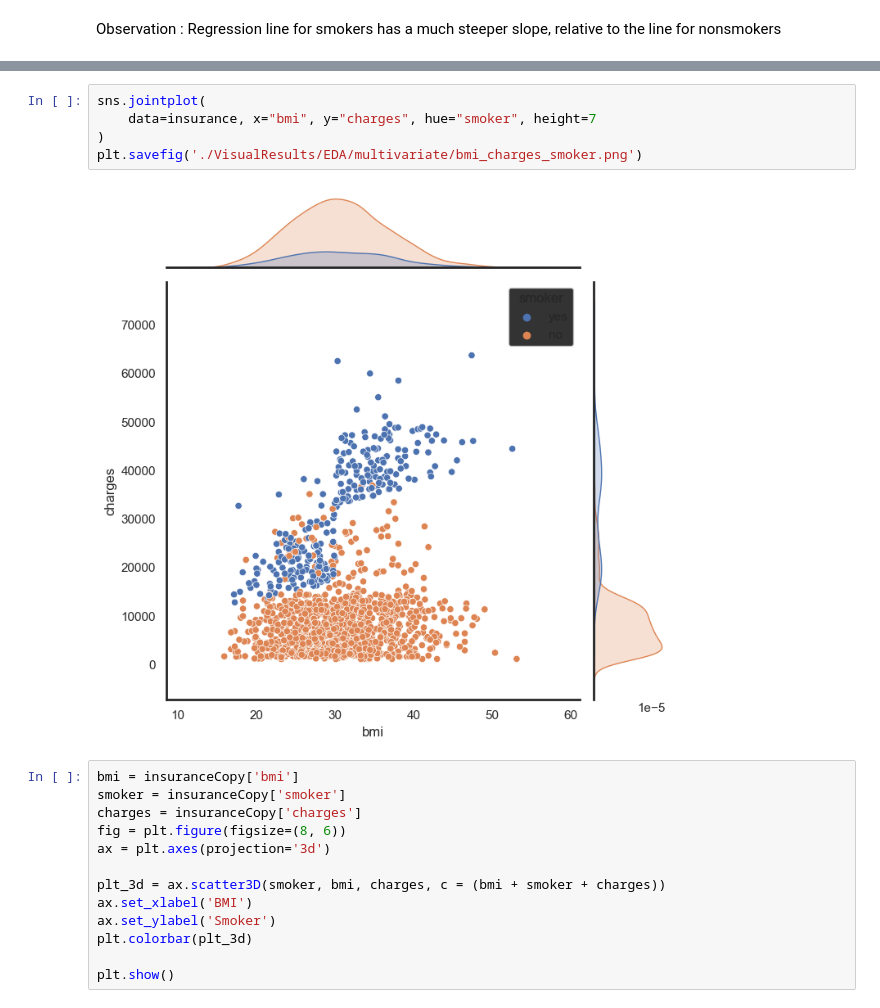
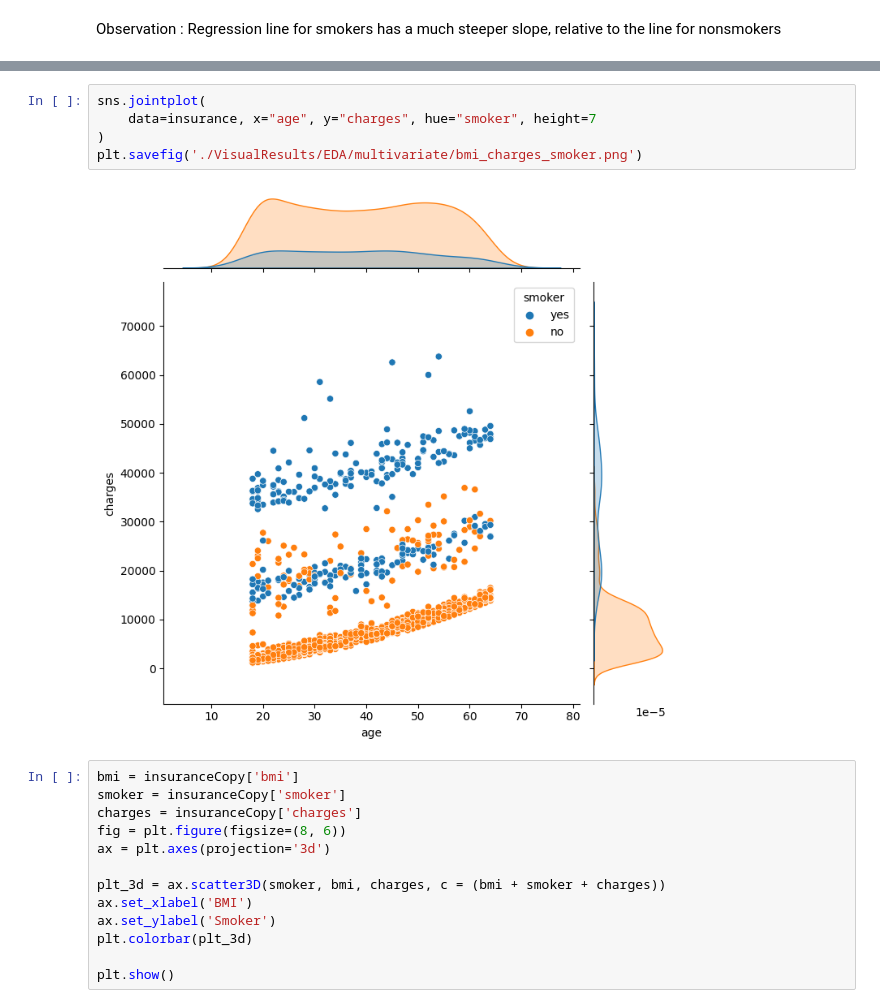
Before and after one commit to SnehaVeerakumar/Predict-health-insurance-amount, a Jupyter notebook: Code/machine_learning/exploratoryDataAnalysis.ipynb, the cells around one changed output, grey strips where cells are left out. Drawn from its saved outputs; the diff is of its cells as text.

```diff
--- a/Code/machine_learning/exploratoryDataAnalysis.ipynb
+++ b/Code/machine_learning/exploratoryDataAnalysis.ipynb
@@ -351,10 +351,10 @@ fig.show()
 # %%
 sns.jointplot(
-    data=insurance, x="bmi", y="charges", hue="smoker", height=7
+    data=insurance, x="age", y="charges", hue="smoker", height=7
 )
 plt.savefig('./VisualResults/EDA/multivariate/bmi_charges_smoker.png')
 # %% [output]
-[figure, old version]
+[figure, new version]
 # %%
 bmi = insuranceCopy['bmi']
 smoker = insuranceCopy['smoker']
```
Also changed, not shown: parts of 1 cell of this notebook, 4 other files.
